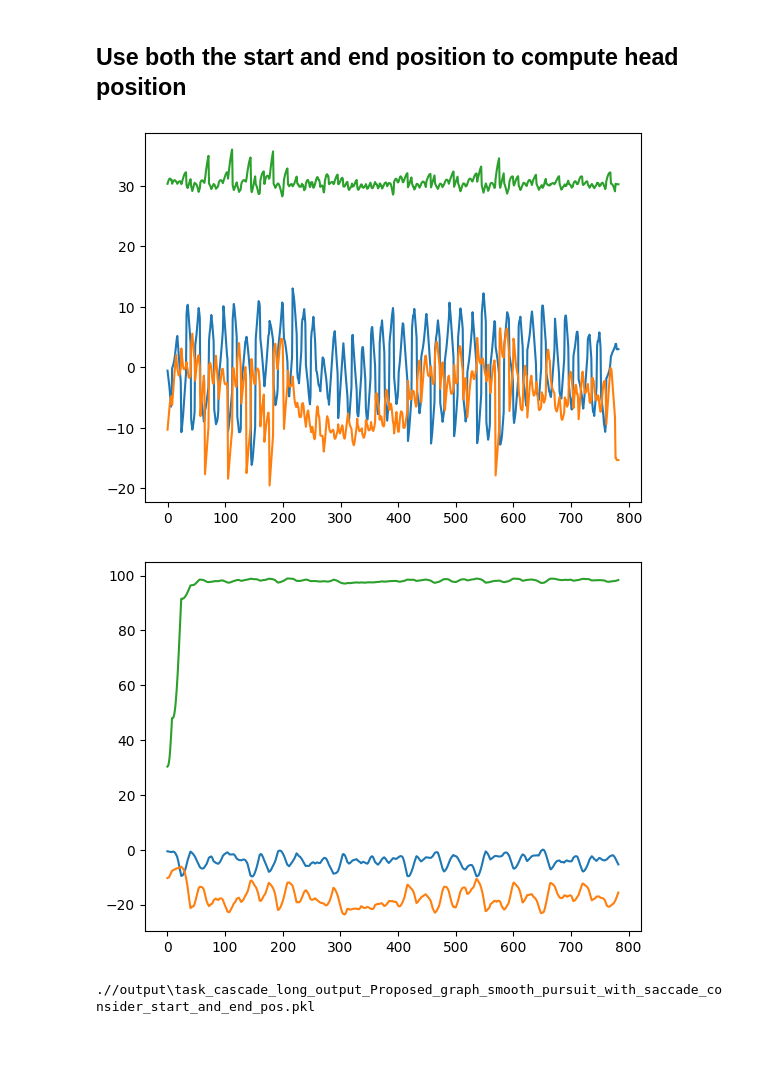
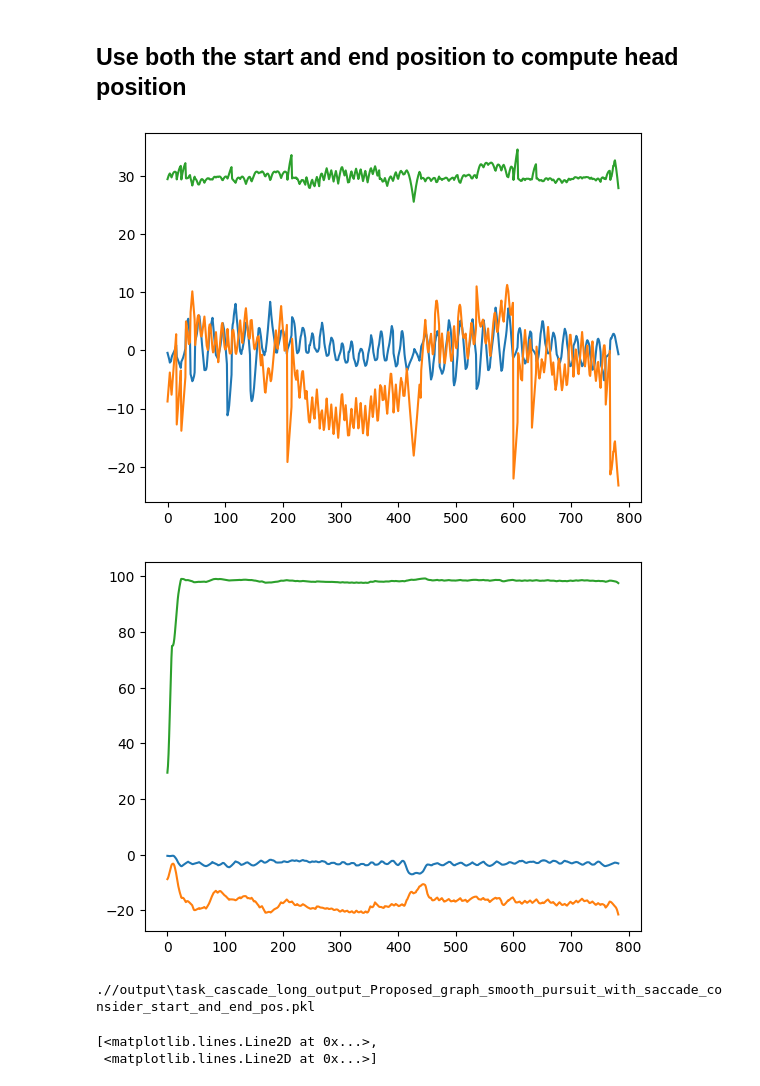
Before and after one commit to EvanSamaa/EyeIK, a Jupyter notebook: Juggling/generate_juggling_animation.ipynb, the cells around one changed output. Saved outputs shown, nothing was run; the diff lists cells and outputs as text; code cells hidden in the pictures; blank space fills up the shorter version.

```diff
--- a/Juggling/generate_juggling_animation.ipynb
+++ b/Juggling/generate_juggling_animation.ipynb
@@ -27,14 +30,17 @@ from Geometry_Util import *
 # %%
 from Geometry_Util import *
-def output_motion(hk, ek, micro_saccade, outpath, delay=0.0):
+def output_motion(hk, ek, micro_saccade, outpath, delay=0.0, slow_rate = 1):
     blend_weight = []
     for i in range(1, len(hk[0])-1):
         velocity = math.sqrt((hk[0][i][1]-hk[0][i-1][1])**2 + (hk[0][i-1][2]-hk[0][i][2])**2)
         blend_weight.append([hk[0][i][0], 1 - min(1, velocity/0.75)])
     for i in range(0, len(ek[0])):
         ek[0][i][0] -= delay
+        ek[0][i][0] = ek[0][i][0] * slow_rate
     for i in range(0, len(hk[0])):
         hk[0][i][0] -= delay
+        hk[0][i][0] = hk[0][i][0] * slow_rate
+
     out = {"eye_frames": ek,
             "head_frames": hk,
             "micro_saccade": micro_saccade,
@@ -474,22 +504,26 @@ def optimize_head_pos_with_pursuit(self, laziness=0.54):
 # %%
 scene = JugglingScene(scene_json_filename, motion_json_file_name)
 ballz_internal_model = BallsPositionsStructure(scene)
 
 # the input needs to have
 # 2. the time and target for each gaze shifts (i.e. which ball to shift to at which time)
 # 3. the positions of each balls (ballz_internal_model)
 
 # shift times should be
 shift_times, shift_indexes = process_saccade_timing(ballz_internal_model)
 shift_targets_pos = []
 for i in range(0, len(shift_indexes)):
     shift_targets_pos.append(ballz_internal_model.estimate_target_pose(shift_indexes[i]))
-saccade_generator = Proposed_saccade_generator_with_graph_smooth_pursuit(shift_times, shift_targets_pos, shift_indexes, ballz_internal_model, reach_target_at_times=False, head_delay=0)
+saccade_generator = Proposed_saccade_generator_with_graph_smooth_pursuit(shift_times, shift_targets_pos, shift_indexes, ballz_internal_model, reach_target_at_times=True, head_delay=0)
 # this will slightly modify the code to extend the time to the end of the last gaze shift
 optimized_path = optimize_head_pos_with_pursuit(saccade_generator, laziness=5)[1]
 ek_propsed, hk_proposed, micro_saccade_proposed = saccade_generator.compute(optimized_path)
-output_motion(hk_proposed, ek_propsed, micro_saccade_proposed, os.path.join(OUTPUT_ROOT, "task_{}_Proposed_graph_smooth_pursuit_with_saccade_consider_start_and_end_pos.pkl".format(file_name)))
+output_motion(hk_proposed, ek_propsed, micro_saccade_proposed, os.path.join(OUTPUT_ROOT, "task_{}_Proposed_graph_smooth_pursuit_with_saccade_consider_start_and_end_pos.pkl".format(file_name)), slow_rate=40/30)
+optimized_path_angles = rotation_angles_frome_positions(optimized_path)
+plt.plot(optimized_path_angles)
 # %% [output]
-[figure, old version]
+[figure, new version]
-[figure, old version]
+[figure, new version]
 .//output\task_cascade_long_output_Proposed_graph_smooth_pursuit_with_saccade_consider_start_and_end_pos.pkl
+[<matplotlib.lines.Line2D at 0x...>,
+ <matplotlib.lines.Line2D at 0x...>]
```
Also changed, not shown: parts of 18 cells of this notebook, 28 other files.
